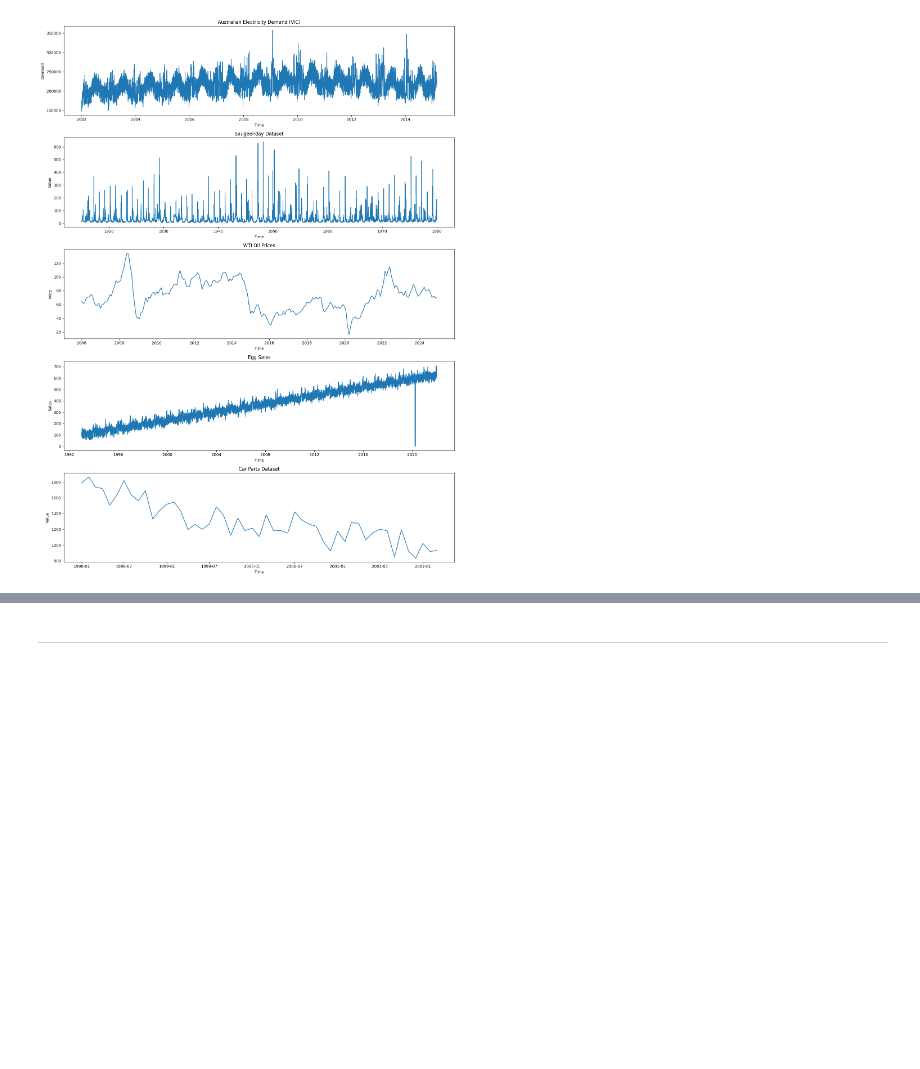
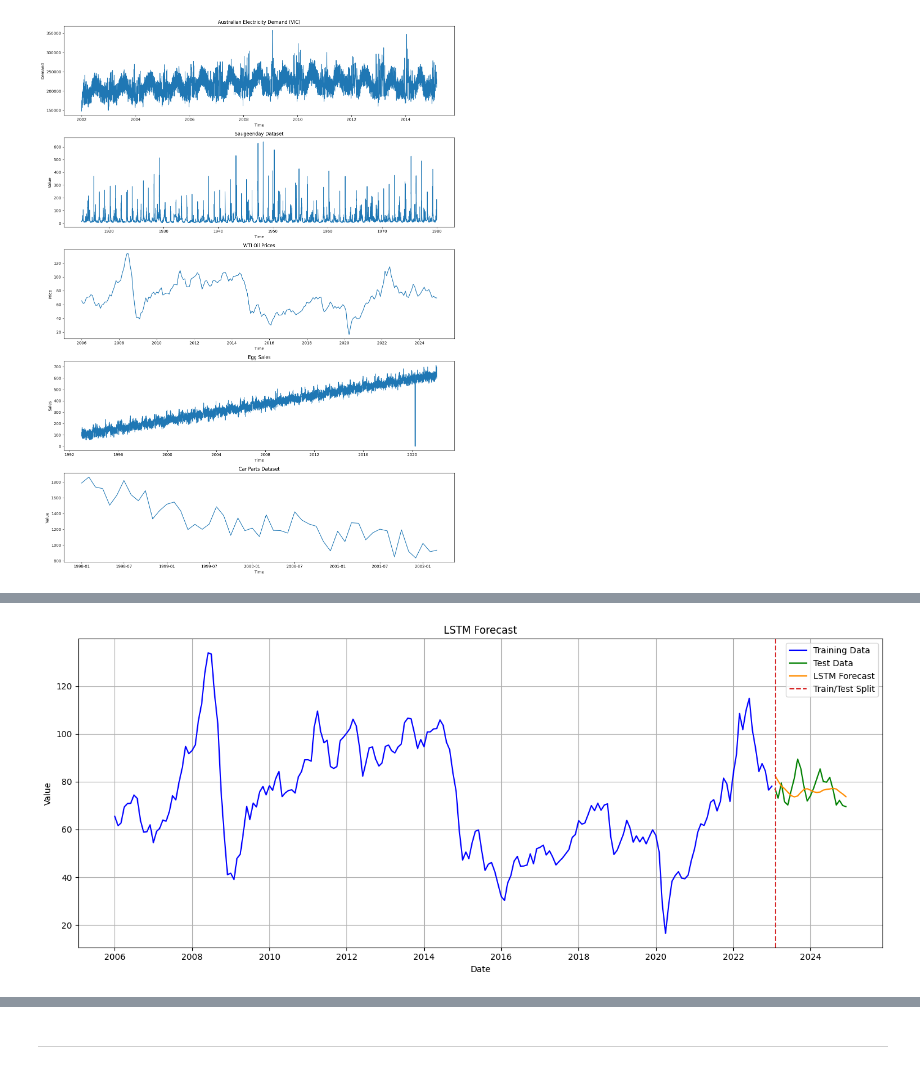
Before and after one commit to rafabarros95/Time-Series-Forecasting, a Jupyter notebook: lstm.ipynb, the cells around one changed output, grey strips where cells are left out. Cells and saved outputs as stored; diff of their text form; code cells hidden in the pictures; blank space fills up the shorter version.

```diff
--- a/lstm.ipynb
+++ b/lstm.ipynb
@@ -256,0 +122,7 @@ Split 2: MAE=5.75  MAPE=21.88%  RMSE=10.29
+# %%
+train_df, test_df = split_train_test(wti_oil_df, test_size=0.1)
+lstm_forecasts = lstm_forecast(
+    train_df, test_df,
+    show_plots=True
+)
+# %% [output]
@@ -256,0 +130 @@ Split 2: MAE=5.75  MAPE=21.88%  RMSE=10.29
+[figure, added]
```
Also changed, not shown: parts of 8 cells of this notebook, 1 other file.
